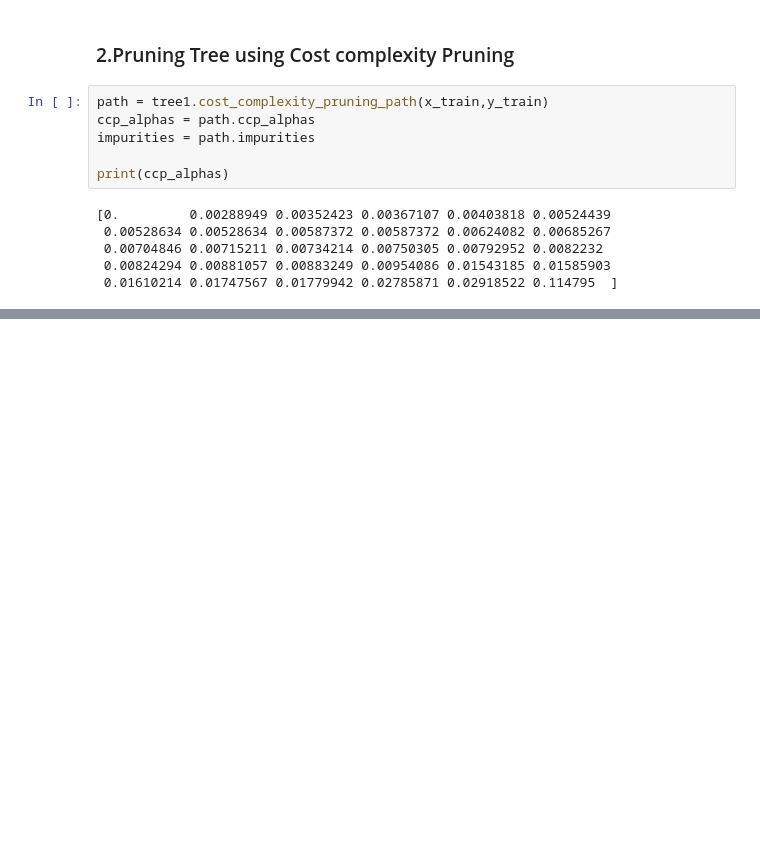
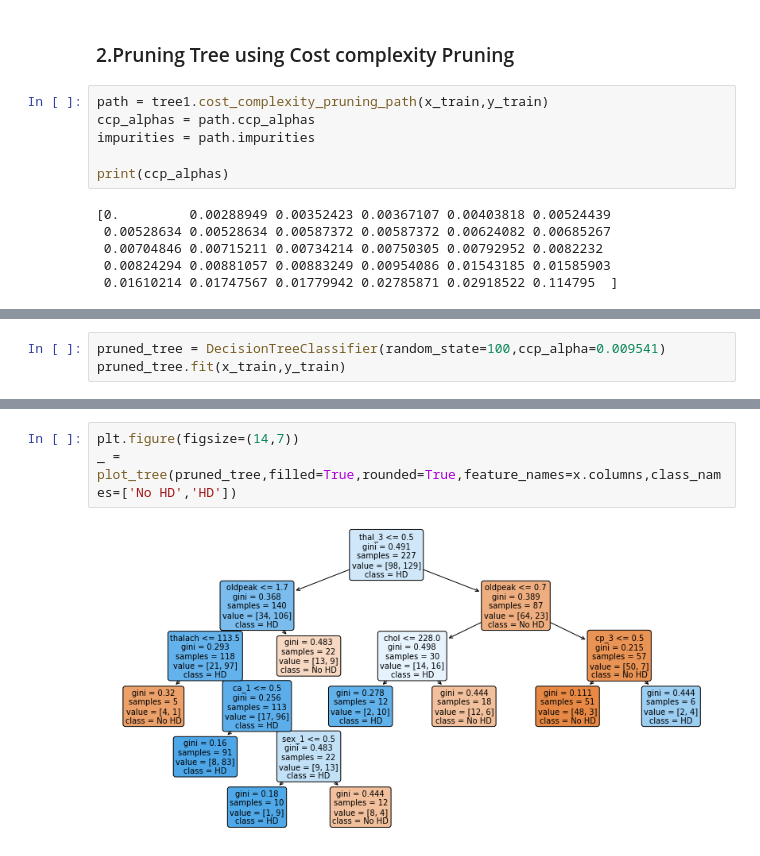
Before and after one commit to vishalbansal-1650/Decision-Tree-Implementation, a Jupyter notebook: pruning/Decision Tree pruning.ipynb, the cells around one changed output, grey strips where cells are left out. Cells and saved outputs as stored; diff of their text form; blank space fills up the shorter version.

```diff
--- a/pruning/Decision Tree pruning.ipynb
+++ b/pruning/Decision Tree pruning.ipynb
@@ -210,0 +264,3 @@ print(ccp_alphas)
+# %%
+pruned_tree = DecisionTreeClassifier(random_state=100,ccp_alpha=0.009541)
+pruned_tree.fit(x_train,y_train)
@@ -210,0 +298,5 @@ print(ccp_alphas)
+# %%
+plt.figure(figsize=(14,7))
+_ = plot_tree(pruned_tree,filled=True,rounded=True,feature_names=x.columns,class_names=['No HD','HD'])
+# %% [output]
+[figure, added]
```
Also changed, not shown: parts of 16 cells of this notebook.
